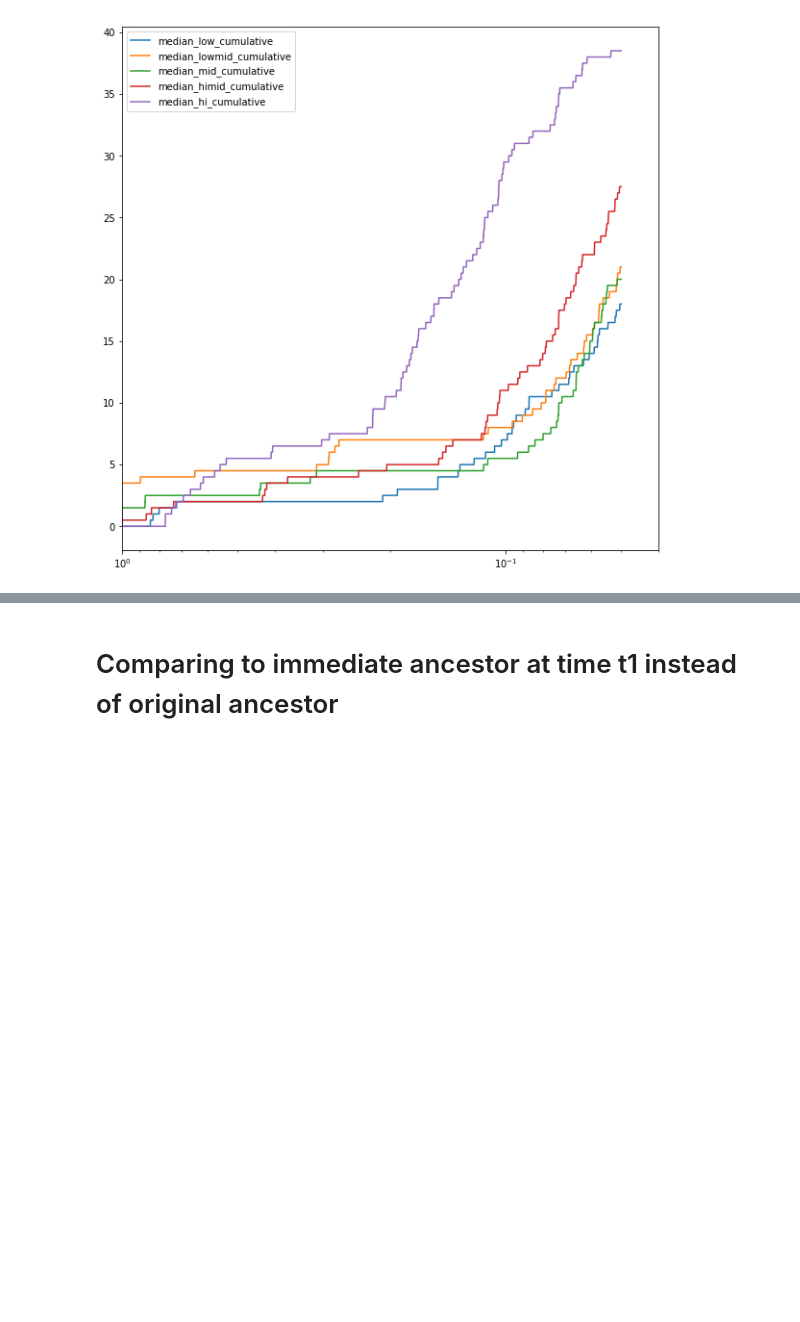
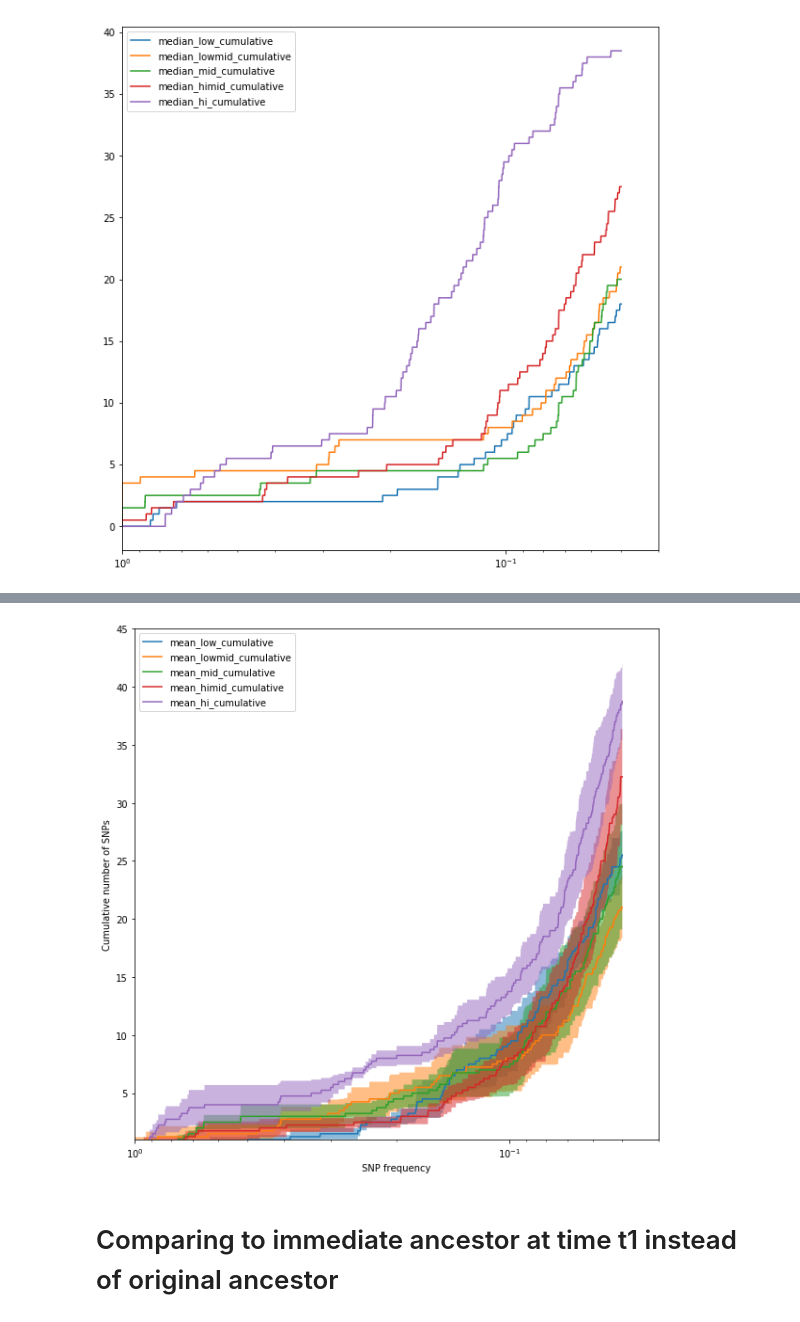
Before and after one commit to nicholas-sherer/NS001_Sequencing, a Jupyter notebook: Polymorphisms past certain frequency by mutation rate condition.ipynb, the cells around one changed output, grey strips where cells are left out. Cells and saved outputs as stored; diff of their text form; code cells hidden in the pictures; blank space fills up the shorter version.

```diff
--- a/Polymorphisms past certain frequency by mutation rate condition.ipynb
+++ b/Polymorphisms past certain frequency by mutation rate condition.ipynb
@@ -245,3 +283,87 @@ axes.set_xlim(1,.04)
 # %% [output]
 (1, 0.04)
 [figure]
+# %%
+fig = plt.figure(figsize=(10,10))
+axes = fig.add_subplot(111)
+x = np.linspace(1,.05,num=10000)
+
+lodists = []
+for smpr in ['Lo1t1_S1', 'Lo2t1_S1', 'Lo3t1_S1', 'Lo4t1_S1']:
+    fraqs, cornts = cumulative_mu_counts(smpr)
+    cumdist = func_cum(fraqs, cornts)
+    lodists.append(cumdist)
+min_low = min_func(*lodists)
+max_low = max_func(*lodists)
+mean_low = mean_func(*lodists)
+std_low = std_func(*lodists)
+y_low = np.array([mean_low(i) for i in x])
+axes.semilogx(x, y_low, label='mean_low_cumulative')
+#axes.fill_between(x, [min_low(i) for i in x], [max_low(i) for i in x], alpha=.5)
+axes.fill_between(x, [mean_low(i) - 1.1/2*std_low(i) for i in x],
+                  [mean_low(i) + 1.1/2*std_low(i) for i in x], alpha=.5)
+
+lomiddists = []
+for smpr in ['LoMid1t1_S1', 'LoMid2t1_S1', 'LoMid3t1_S1', 'LoMid4t1_S1']:
+    fraqs, cornts = cumulative_mu_counts(smpr)
+    cumdist = func_cum(fraqs, cornts)
+    lomiddists.append(cumdist)
+min_lowmid = min_func(*lomiddists)
+max_lowmid = max_func(*lomiddists)
+mean_lowmid = mean_func(*lomiddists)
+std_lowmid = std_func(*lomiddists)
+y_lowmid = np.array([mean_lowmid(i) for i in x])
+axes.semilogx(x, y_lowmid, label='mean_lowmid_cumulative')
+#axes.fill_between(x, [min_lowmid(i) for i in x], [max_lowmid(i) for i in x], alpha=.5)
+axes.fill_between(x, [mean_lowmid(i) - 1.1/2*std_lowmid(i) for i in x],
+                  [mean_lowmid(i) + 1.1/2*std_lowmid(i) for i in x], alpha=.5)
+middists = []
+for smpr in ['Mid1t1_S1', 'Mid2t1_S1', 'Mid3t1_S1', 'Mid4t1_S1']:
+    fraqs, cornts = cumulative_mu_counts(smpr)
+    cumdist = func_cum(fraqs, cornts)
+    middists.append(cumdist)
+min_mid = min_func(*middists)
+max_mid = max_func(*middists)
+mean_mid = mean_func(*middists)
+std_mid = std_func(*middists)
+y_mid = np.array([mean_mid(i) for i in x])
+axes.semilogx(x, y_mid, label='mean_mid_cumulative')
+#axes.fill_between(x, [min_mid(i) for i in x], [max_mid(i) for i in x], alpha=.5)
+axes.fill_between(x, [mean_mid(i) - 1.1/2*std_mid(i) for i in x],
+                  [mean_mid(i) + 1.1/2*std_mid(i) for i in x], alpha=.5)
+
+himiddists = []
+for smpr in ['HiMid1t1_S1', 'HiMid2t1_S1', 'HiMid3t1_S1', 'HiMid4t1_S1']:
+    fraqs, cornts = cumulative_mu_counts(smpr)
+    cumdist = func_cum(fraqs, cornts)
+    himiddists.append(cumdist)
+min_himid = min_func(*himiddists)
+max_himid = max_func(*himiddists)
+mean_himid = mean_func(*himiddists)
+std_himid = std_func(*himiddists)
+y_himid = np.array([mean_himid(i) for i in x])
+axes.semilogx(x, y_himid, label='mean_himid_cumulative')
+#axes.fill_between(x, [min_himid(i) for i in x], [max_himid(i) for i in x], alpha=.5)
+axes.fill_between(x, [mean_himid(i) - 1.1/2*std_himid(i) for i in x],
+                  [mean_himid(i) + 1.1/2*std_himid(i) for i in x], alpha=.5)
+hidists = []
+for smpr in ['Hi1t1_S1', 'Hi2t1_S1', 'Hi3t1_S1', 'Hi4t1_S1']:
+    fraqs, cornts = cumulative_mu_counts(smpr)
+    cumdist = func_cum(fraqs, cornts)
+    hidists.append(cumdist)
+min_hi = min_func(*hidists)
+max_hi = max_func(*hidists)
+mean_hi = mean_func(*hidists)
+std_hi = std_func(*hidists)
+y_hi = np.array([mean_hi(i) for i in x])
+axes.semilogx(x, y_hi, label='mean_hi_cumulative')
+#axes.fill_between(x, [min_hi(i) for i in x], [max_hi(i) for i in x], alpha=.5)
+axes.fill_between(x, [mean_hi(i) - 1.1/2*std_hi(i) for i in x],
+                  [mean_hi(i) + 1.1/2*std_hi(i) for i in x], alpha=.5)
+
+axes.legend()
+axes.set_xlim(1,.04)
+axes.set_ylim(1,45)
+axes.set_xlabel('SNP frequency')
+axes.set_ylabel('Cumulative number of SNPs')
+# %% [output]
@@ -248,3 +371,4 @@ axes.set_xlim(1,.04)
+[figure, added]
 # %% [markdown]
 # Comparing to immediate ancestor at time t1 instead of original ancestor
 # %%
```
Also changed, not shown: parts of 3 cells of this notebook.
